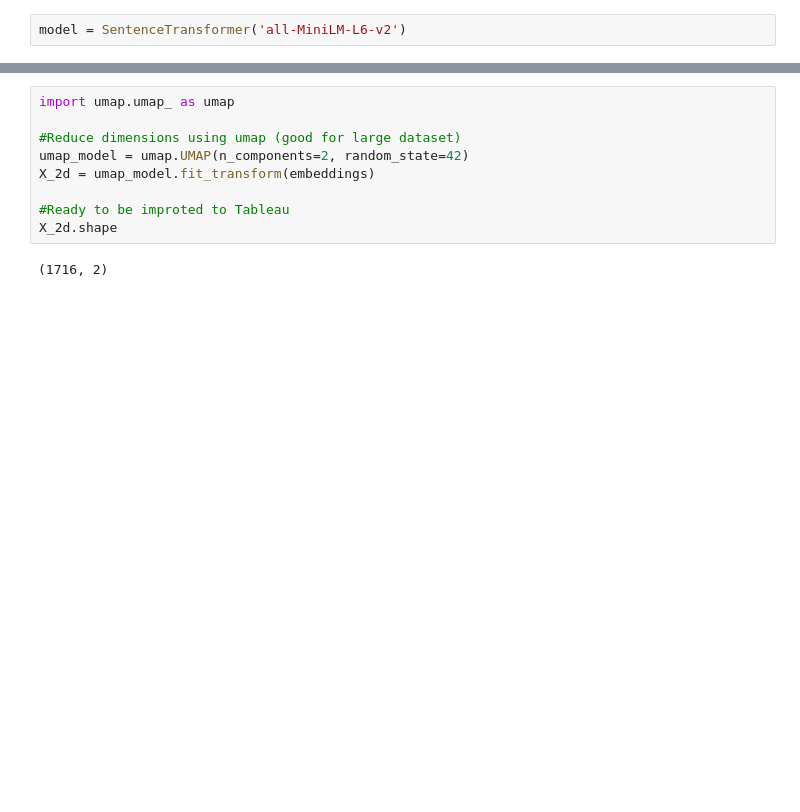
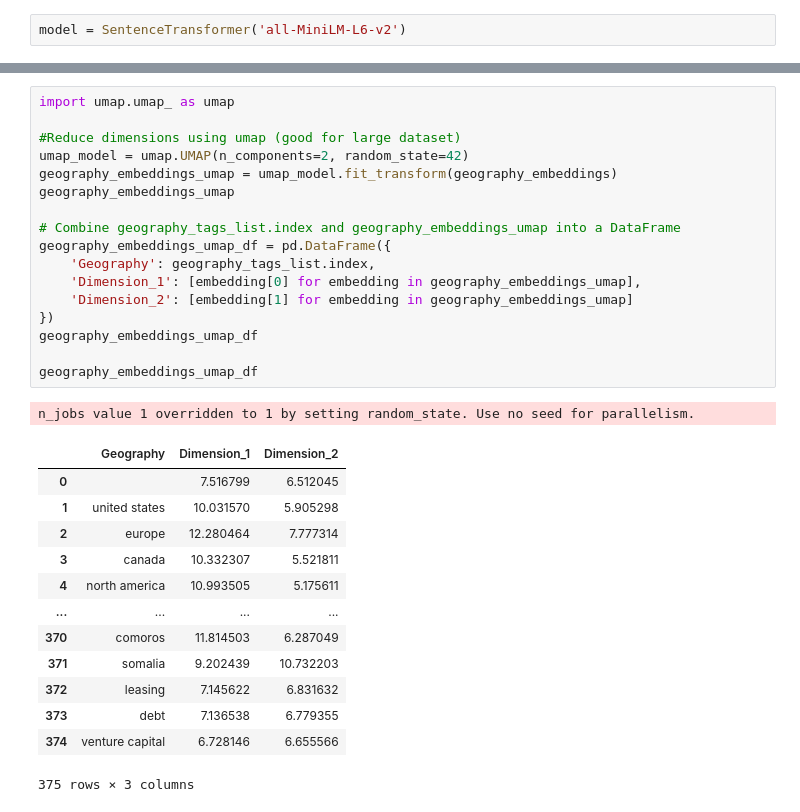
Before and after one commit to Eric-L-cloud/Capstone-Project, a Jupyter notebook: src/5_feature_engineering.ipynb, the cells around one changed output, grey strips where cells are left out. Saved outputs shown, nothing was run; the diff lists cells and outputs as text; blank space fills up the shorter version.

```diff
--- a/src/5_feature_engineering.ipynb
+++ b/src/5_feature_engineering.ipynb
@@ -115,14 +80,35 @@ embeddings = model.encode(geography_tags_list.index.to_list())
 # %%
 import umap.umap_ as umap
 
 #Reduce dimensions using umap (good for large dataset)
 umap_model = umap.UMAP(n_components=2, random_state=42)
-X_2d = umap_model.fit_transform(embeddings)
+geography_embeddings_umap = umap_model.fit_transform(geography_embeddings)
+geography_embeddings_umap
 
-#Ready to be improted to Tableau
-X_2d.shape
+# Combine geography_tags_list.index and geography_embeddings_umap into a DataFrame
+geography_embeddings_umap_df = pd.DataFrame({
+    'Geography': geography_tags_list.index,
+    'Dimension_1': [embedding[0] for embedding in geography_embeddings_umap],
+    'Dimension_2': [embedding[1] for embedding in geography_embeddings_umap]
+})
+geography_embeddings_umap_df
+
+geography_embeddings_umap_df
 # %% [output]
-(1716, 2)
+n_jobs value 1 overridden to 1 by setting random_state. Use no seed for parallelism.
+|  | Geography | Dimension_1 | Dimension_2 |
+| 0 |  | 7.516799 | 6.512045 |
+| 1 | united states | 10.031570 | 5.905298 |
+| 2 | europe | 12.280464 | 7.777314 |
+| 3 | canada | 10.332307 | 5.521811 |
+| 4 | north america | 10.993505 | 5.175611 |
+| ... | ... | ... | ... |
+| 370 | comoros | 11.814503 | 6.287049 |
+| 371 | somalia | 9.202439 | 10.732203 |
+| 372 | leasing | 7.145622 | 6.831632 |
+| 373 | debt | 7.136538 | 6.779355 |
+| 374 | venture capital | 6.728146 | 6.655566 |
+375 rows × 3 columns
 # %%
 # fix. set the color 86160
 
```
Also changed, not shown: parts of 20 cells of this notebook, 7 other files.
